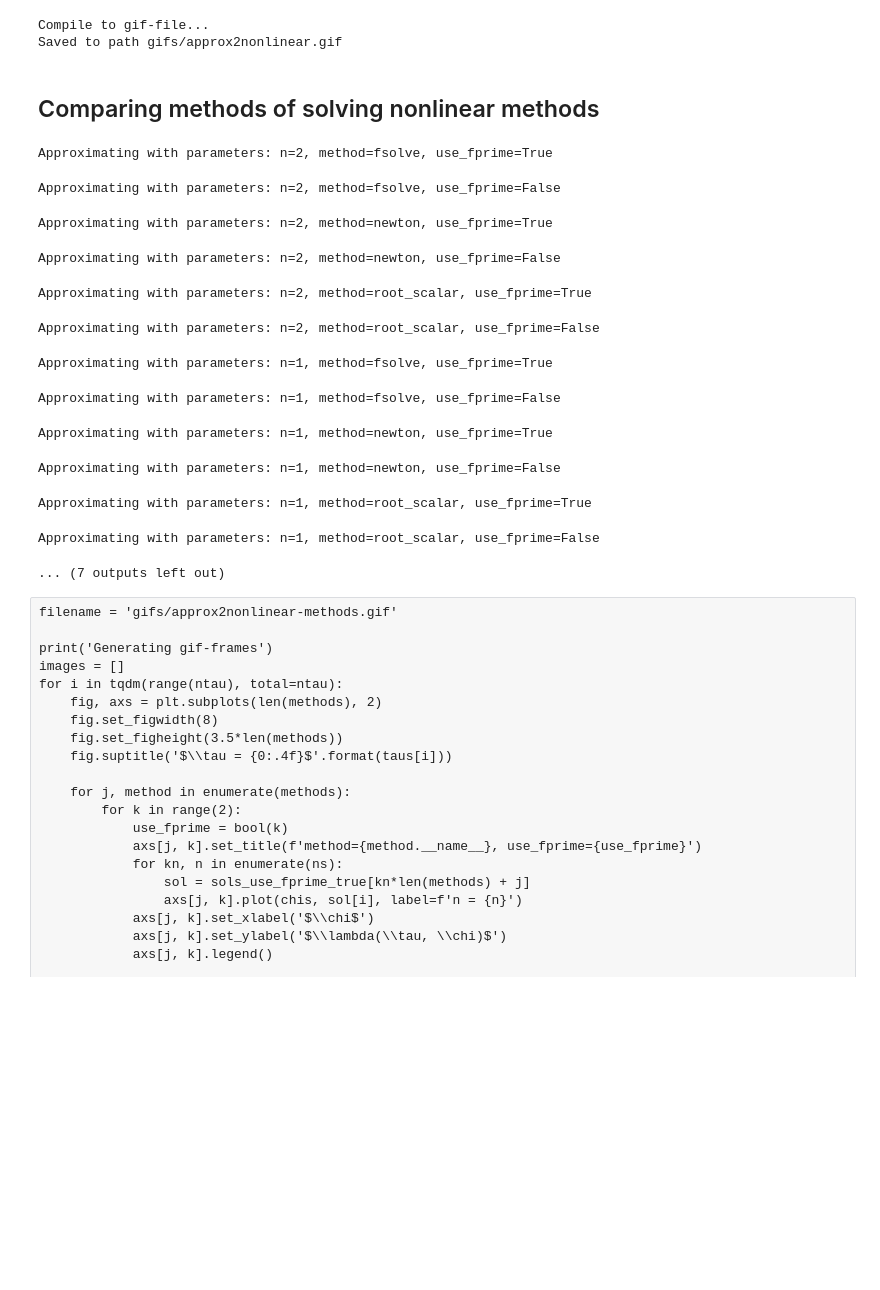
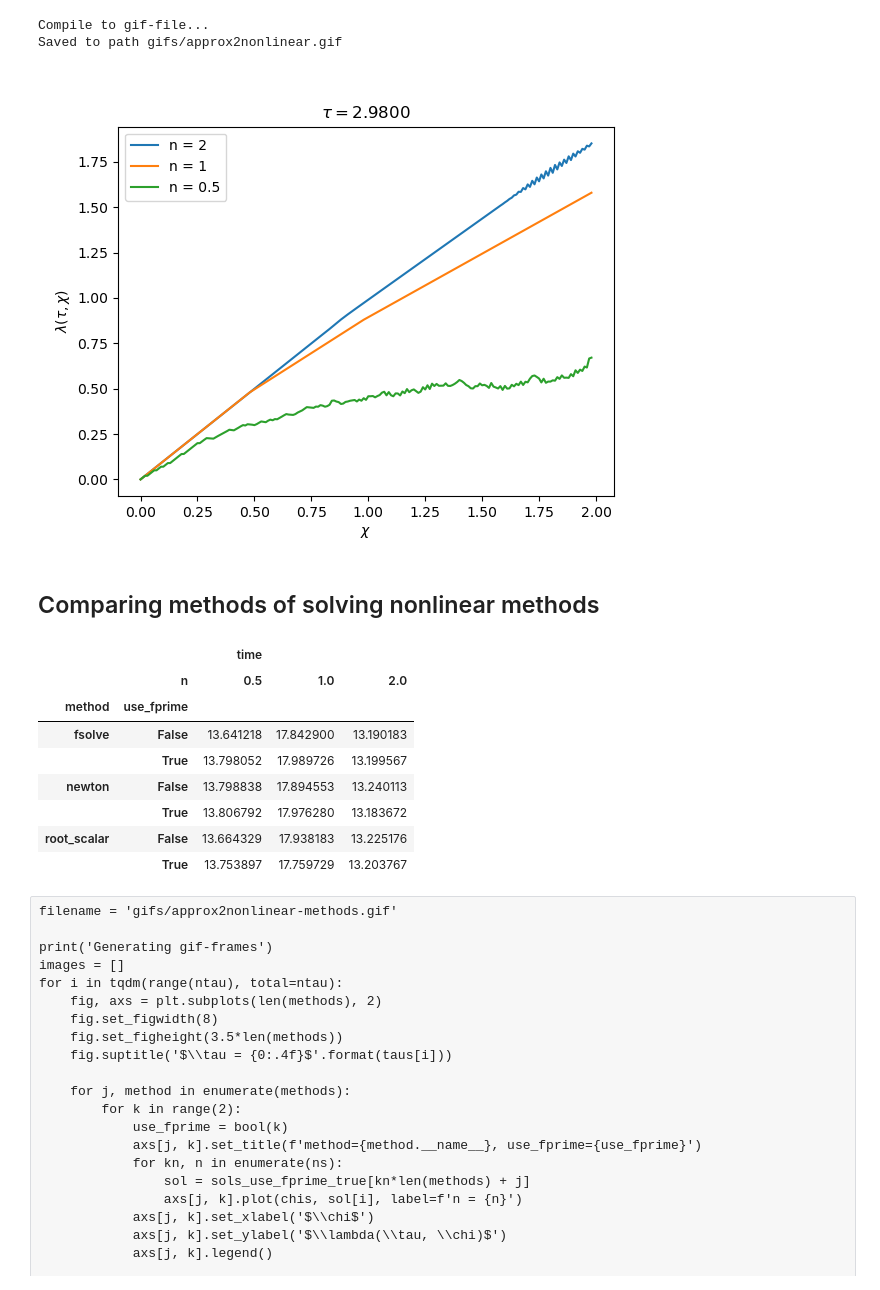
Before and after one commit to zimfv/river-profiles, a Jupyter notebook: River Profile Approximation.ipynb, the cells around one changed output. Drawn from its saved outputs; the diff is of its cells as text; code cells hidden in the pictures; blank space fills up the shorter version.

```diff
--- a/River Profile Approximation.ipynb
+++ b/River Profile Approximation.ipynb
@@ -561,0 +570,6 @@ images[-1]
+# %%
+# Choose the the latest image containing big absolute value
+sols = np.array(sols)
+image_index = abs(sols)*np.arange(ntau).reshape([1, ntau, 1])
+image_index = np.where(image_index == np.unique(image_index)[-2])[1][0]
+images[image_index]
@@ -802,6 +818,14 @@ Approximating over grid for n = 0.5
 Generating gif-frames
 Compile to gif-file...
 Saved to path gifs/approx2nonlinear.gif
+# %%
+# Choose the the latest image containing big absolute value
+sols = np.array(sols)
+image_index = abs(sols)*np.arange(ntau).reshape([1, ntau, 1])
+image_index = np.where(image_index == np.unique(image_index)[-2])[1][0]
+images[image_index]
+# %% [output]
+[figure, added]
 # %% [markdown]
 ## Comparing methods of solving nonlinear methods
 # %%
@@ -812,47 +836,48 @@ sols_use_fprime_false = []
 
 timers = []
 
-with tqdm(total=2*len(methods)*len(ns)) as global_pbar:
+
+with tqdm(total=2*len(methods)*len(ns)*(ntau - 1)*(nchi - 1)) as pbar:
+    counter = 0
     for n in ns:
         for i, method in enumerate(methods):
+            # 1st subcycle: use_fprime = True
             use_fprime = True
-            print(f'Approximating with parameters: n={n}, method={method.__name__}, use_fprime={use_fprime}')
+            counter += 1
+            pbar.set_postfix_str(f'{counter}/{2*len(ns)*len(methods)}: n={n}, method={method.__name__}, use_fprime={use_fprime}')
+            pbar.refresh()
+
             timer = time.perf_counter()
-            with tqdm(total=(ntau - 1)*(nchi - 1)) as pbar:
-                sol, taus, chis = approx2nonlinear(nu, initial, border, n=n, dtau=dtau, dchi=dchi, ntau=ntau, nchi=nchi, bar=pbar)
+            sol, taus, chis = approx2nonlinear(nu, initial, border, n=n, dtau=dtau, dchi=dchi, ntau=ntau, nchi=nchi, bar=pbar)
             timer = time.perf_counter() - timer
             timers.append({'n': n, 'method': method.__name__, 'use_fprime': use_fprime, 'time': timer})
             sols_use_fprime_true.append(sol.copy())
 
-            global_pbar.update(1)
+            # 2nd subcycle: use_fprime = False
+            use_fprime = False
+            counter += 1
+            pbar.set_postfix_str(f'{counter}/{2*len(ns)*len(methods)}: n={n}, method={method.__name__}, use_fprime={use_fprime}')
+            pbar.refresh()
 
-            use_fprime = False
-            print(f'Approximating with parameters: n={n}, method={method.__name__}, use_fprime={use_fprime}')
             timer = time.perf_counter()
-            with tqdm(total=(ntau - 1)*(nchi - 1)) as pbar:
-                sol, taus, chis = approx2nonlinear(nu, initial, border, n=n, dtau=dtau, dchi=dchi, ntau=ntau, nchi=nchi, bar=pbar)
+            sol, taus, chis = approx2nonlinear(nu, initial, border, n=n, dtau=dtau, dchi=dchi, ntau=ntau, nchi=nchi, bar=pbar)
             timer = time.perf_counter() - timer
             timers.append({'n': n, 'method': method.__name__, 'use_fprime': use_fprime, 'time': timer})
             sols_use_fprime_false.append(sol.copy())
 
-            global_pbar.update(1)
 
 timers = pd.DataFrame(timers).pivot(index=['method', 'use_fprime'], columns='n')
 timers
 # %% [output]
-Approximating with parameters: n=2, method=fsolve, use_fprime=True
-Approximating with parameters: n=2, method=fsolve, use_fprime=False
-Approximating with parameters: n=2, method=newton, use_fprime=True
-Approximating with parameters: n=2, method=newton, use_fprime=False
-Approximating with parameters: n=2, method=root_scalar, use_fprime=True
-Approximating with parameters: n=2, method=root_scalar, use_fprime=False
-Approximating with parameters: n=1, method=fsolve, use_fprime=True
-Approximating with parameters: n=1, method=fsolve, use_fprime=False
-Approximating with parameters: n=1, method=newton, use_fprime=True
-Approximating with parameters: n=1, method=newton, use_fprime=False
-Approximating with parameters: n=1, method=root_scalar, use_fprime=True
-Approximating with parameters: n=1, method=root_scalar, use_fprime=False
-... (7 outputs left out)
+|  |  | time |  |  |
+|  | n | 0.5 | 1.0 | 2.0 |
+| method | use_fprime |  |  |  |
+| fsolve | False | 13.641218 | 17.842900 | 13.190183 |
+|  | True | 13.798052 | 17.989726 | 13.199567 |
+| newton | False | 13.798838 | 17.894553 | 13.240113 |
+|  | True | 13.806792 | 17.976280 | 13.183672 |
+| root_scalar | False | 13.664329 | 17.938183 | 13.225176 |
+|  | True | 13.753897 | 17.759729 | 13.203767 |
 # %% [raw]
 filename = 'gifs/approx2nonlinear-methods.gif'
 
```
Also changed, not shown: parts of 13 cells of this notebook.
